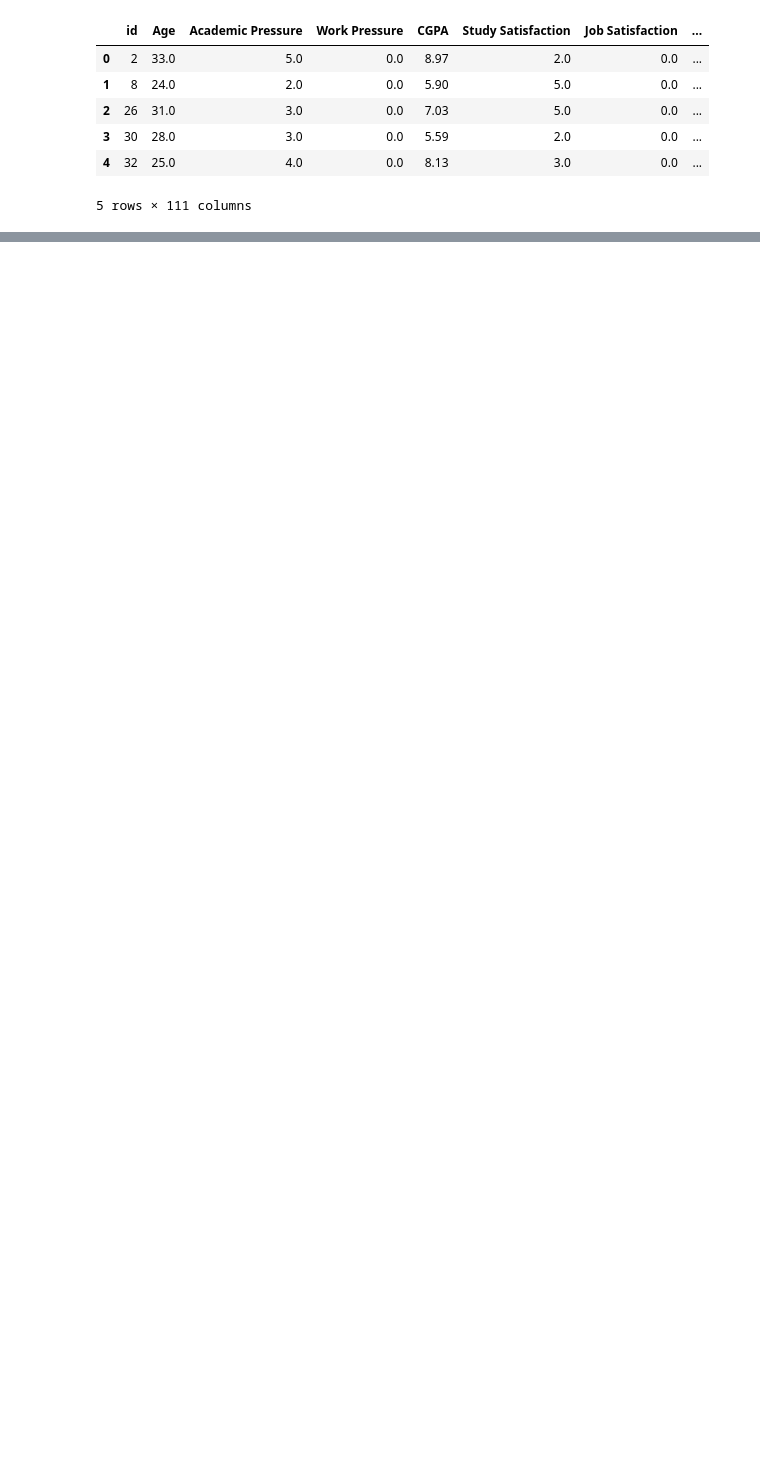
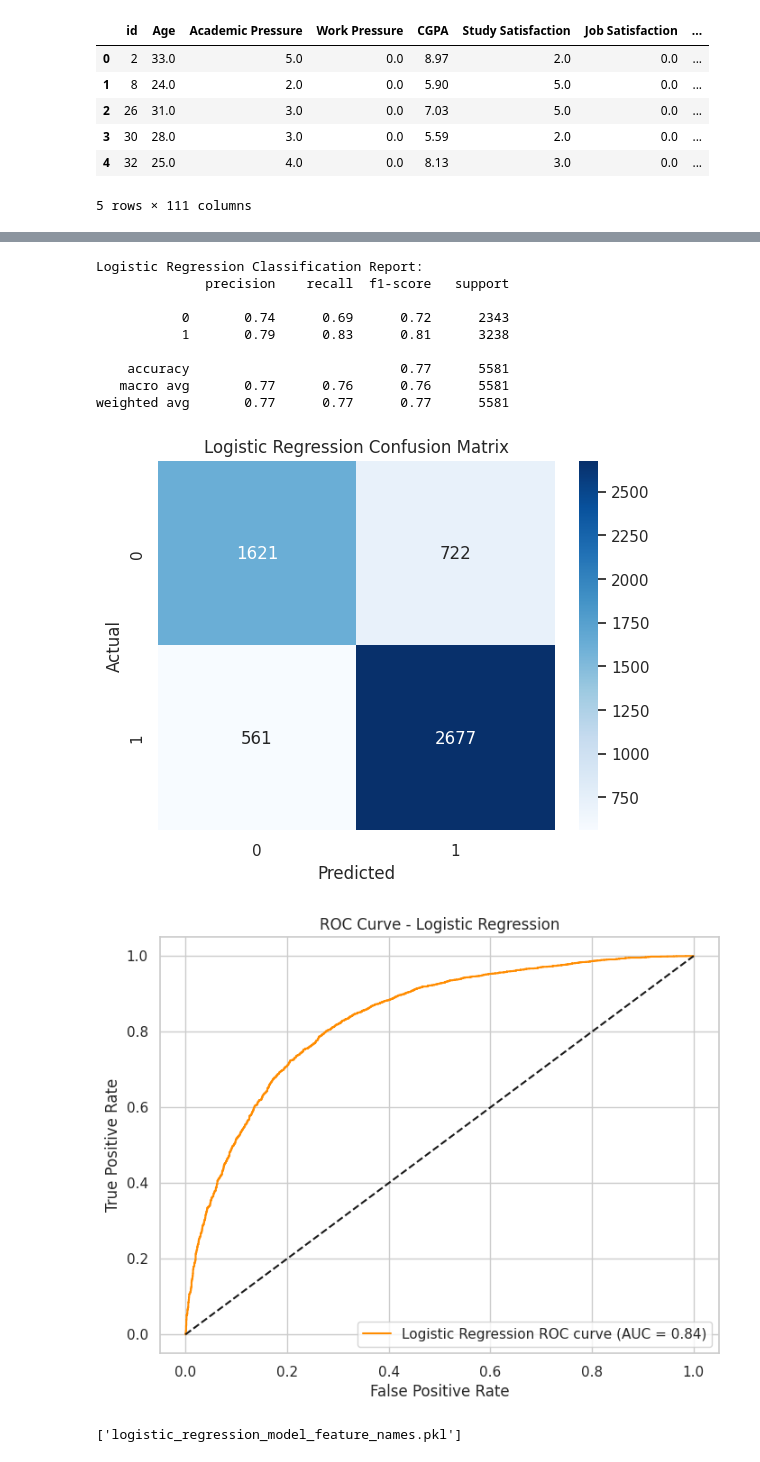
Before and after one commit to enscskn/student_depression_dataset_analysis, a Jupyter notebook: student_depression_dataset_analysis.ipynb, the cells around one changed output, grey strips where cells are left out. Drawn from its saved outputs; the diff is of its cells as text; code cells hidden in the pictures; blank space fills up the shorter version.

Commit message:
- adding report html file - adding models pkl file - adding streamlit - updated analysis file

```diff
--- a/student_depression_dataset_analysis.ipynb
+++ b/student_depression_dataset_analysis.ipynb
@@ -485,0 +657,11 @@ df_encoded.head()
+# %%
+# DataFrame'den istenmeyen sütunları kaldır
+# Çıkarılacak sütunların listesi
+drop_cols = ['id', 'Depression', 'Have you ever had suicidal thoughts ?',
+             'Family History of Mental Illness', 'Gender', 'City',
+             'Profession', 'Degree', 'Financial Stress']
+# Belirtilen sütunları çıkararak yeni bir DataFrame oluştur
+df_clean = df.drop(columns=drop_cols)
+
+# Kategorik sütunları one-hot coding ile sayısal hale getir
+df_encoded = pd.get_dummies(df_clean, drop_first=True)
@@ -485,0 +713,2 @@ df_encoded.head()
+# %%
+X_train, X_test, y_train, y_test = train_test_split(X, y, test_size=0.2, random_state=42)
@@ -485,0 +719,46 @@ df_encoded.head()
+# %%
+# Logistic Regression
+log_model = LogisticRegression(max_iter=1000)  # Lojistik Regresyon modelini 1000 maksimum iterasyon ile oluştur
+log_model.fit(X_train, y_train)  # Modeli eğitim verileri (X_train, y_train) ile eğit
+
+# Predictions and evaluation
+y_pred_log = log_model.predict(X_test)  # Eğitilmiş modeli kullanarak test verileri (X_test) üzerinde tahmin yap
+print("Logistic Regression Classification Report:")  # Lojistik Regresyon sınıflandırma raporunu yazdır
+print(classification_report(y_test, y_pred_log))  # Gerçek test etiketleri (y_test) ve tahmin edilen etiketler (y_pred_log) kullanarak sınıflandırma raporunu oluştur ve yazdır
+
+# Confusion matrix
+cm_log = confusion_matrix(y_test, y_pred_log)  # Gerçek ve tahmin edilen etiketler arasındaki karışıklık matrisini oluştur
+sns.heatmap(cm_log, annot=True, fmt="d", cmap='Blues')  # Karışıklık matrisini bir ısı haritası olarak görselleştir (annot=True: değerleri göster, fmt="d": tam sayı formatında göster, cmap='Blues': mavi renk paleti kullan)
+plt.title("Logistic Regression Confusion Matrix")  # Grafiğe başlık ekle
+plt.xlabel("Predicted")  # X eksenine "Tahmin Edilen" etiketini ekle
+plt.ylabel("Actual")  # Y eksenine "Gerçek" etiketini ekle
+plt.show()  # Grafiği göster
+
+# ROC Curve
+y_prob_log = log_model.predict_proba(X_test)[:, 1]  # Test verileri için sınıf 1 olasılıklarını al
+fpr, tpr, thresholds = roc_curve(y_test, y_prob_log)  # Gerçek etiketler ve olasılıklar kullanarak ROC eğrisi için yanlış pozitif oranı (fpr), gerçek pozitif oranı (tpr) ve eşikleri hesapla
+roc_auc_log = auc(fpr, tpr)  # AUC (Eğri Altındaki Alan) değerini hesapla
+plt.figure(figsize=(8, 6))  # Yeni bir figür oluştur
+plt.plot(fpr, tpr, label=f'Logistic Regression ROC curve (AUC = {roc_auc_log:.2f})', color='darkorange')  # ROC eğrisini çiz ve AUC değerini etikete ekle
+plt.plot([0, 1], [0, 1], 'k--')  # Rastgele tahmin çizgisini (45 derece) çiz
+plt.xlabel('False Positive Rate')  # X eksenine "Yanlış Pozitif Oranı" etiketini ekle
+plt.ylabel('True Positive Rate')  # Y eksenine "Gerçek Pozitif Oranı" etiketini ekle
+plt.title('ROC Curve - Logistic Regression')  # Grafiğe başlık ekle
+plt.legend(loc="lower right")  # Legendi sağ alt köşeye yerleştir
+plt.show()  # Grafiği göster
+
+joblib.dump(log_model, "logistic_regression_model.pkl")
+joblib.dump(X_train.columns.tolist(), "logistic_regression_model_feature_names.pkl")
+# %% [output]
+Logistic Regression Classification Report:
+              precision    recall  f1-score   support
+
+           0       0.74      0.69      0.72      2343
+           1       0.79      0.83      0.81      3238
+
+    accuracy                           0.77      5581
+   macro avg       0.77      0.76      0.76      5581
+weighted avg       0.77      0.77      0.77      5581
+[figure, added]
+[figure, added]
+['logistic_regression_model_feature_names.pkl']
```
Also changed, not shown: parts of 63 cells of this notebook, 13 other files.
